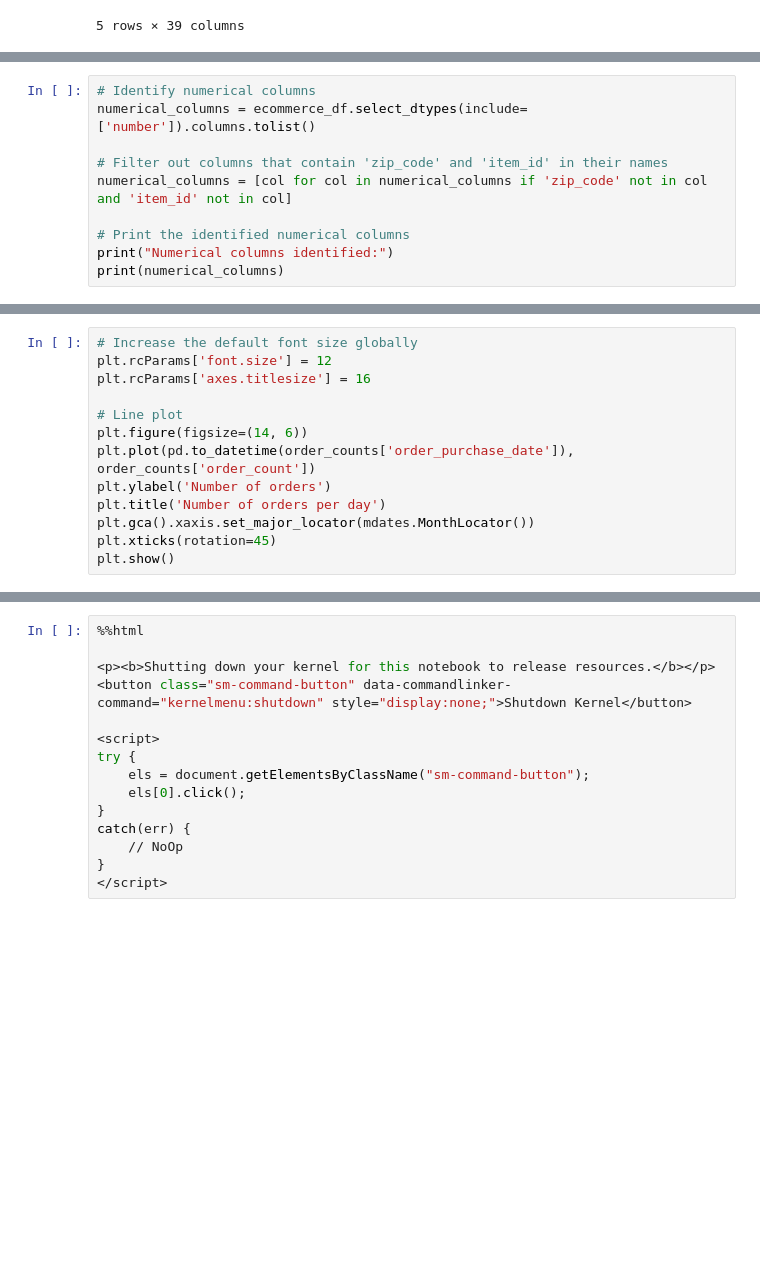
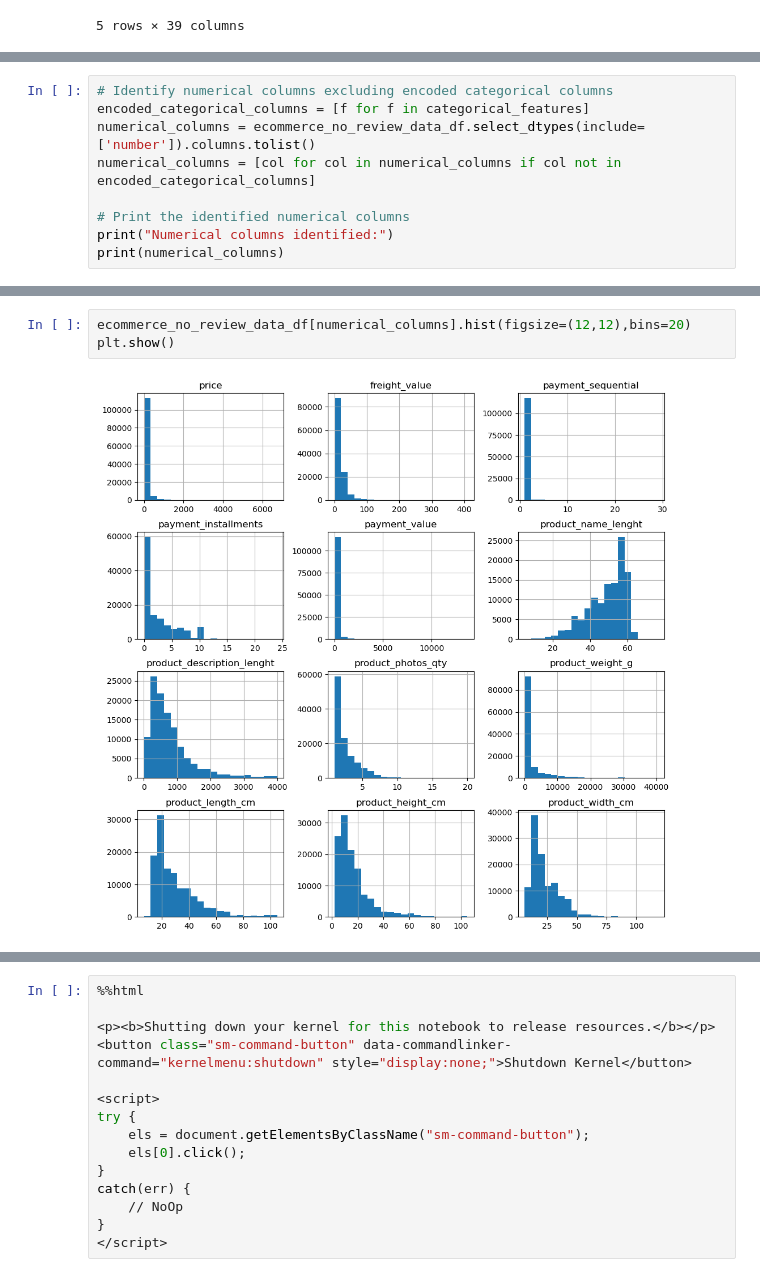
Before and after one commit to pkhanna2/MLOpsFinalProject, a Jupyter notebook: FinalProjectCode.ipynb, the cells around one changed output, grey strips where cells are left out. Cells and saved outputs as stored; diff of their text form; blank space fills up the shorter version.

```diff
--- a/FinalProjectCode.ipynb
+++ b/FinalProjectCode.ipynb
@@ -327,9 +385,8 @@ Dataset Shape: (119143, 39)
 # %%
-# Identify numerical columns
-numerical_columns = ecommerce_df.select_dtypes(include=['number']).columns.tolist()
-
-# Filter out columns that contain 'zip_code' and 'item_id' in their names
-numerical_columns = [col for col in numerical_columns if 'zip_code' not in col and 'item_id' not in col]
+# Identify numerical columns excluding encoded categorical columns
+encoded_categorical_columns = [f for f in categorical_features]
+numerical_columns = ecommerce_no_review_data_df.select_dtypes(include=['number']).columns.tolist()
+numerical_columns = [col for col in numerical_columns if col not in encoded_categorical_columns]
 
 # Print the identified numerical columns
 print("Numerical columns identified:")
@@ -373,13 +396,0 @@ order_counts.head(5)
-# %%
-# Increase the default font size globally
-plt.rcParams['font.size'] = 12
-plt.rcParams['axes.titlesize'] = 16
-
-# Line plot
-plt.figure(figsize=(14, 6))
-plt.plot(pd.to_datetime(order_counts['order_purchase_date']), order_counts['order_count'])
-plt.ylabel('Number of orders')
-plt.title('Number of orders per day')
-plt.gca().xaxis.set_major_locator(mdates.MonthLocator())
-plt.xticks(rotation=45)
-plt.show()
@@ -413,0 +442,5 @@ fig.show()
+# %%
+ecommerce_no_review_data_df[numerical_columns].hist(figsize=(12,12),bins=20)
+plt.show()
+# %% [output]
+[figure, added]
```
Also changed, not shown: parts of 34 cells of this notebook.
